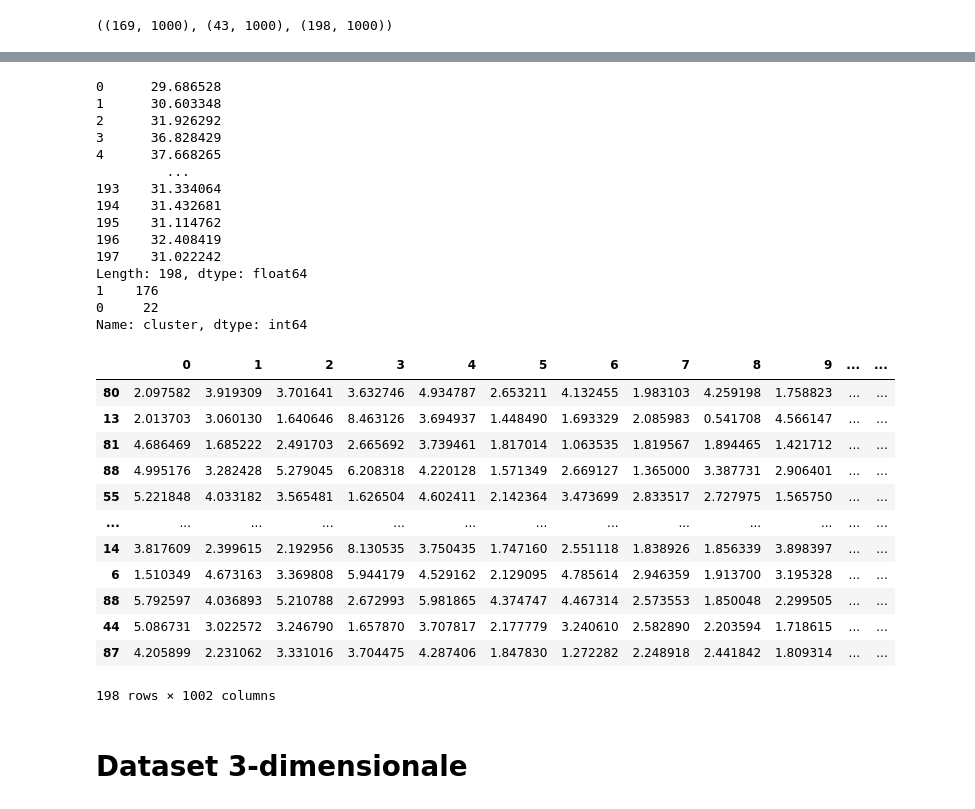
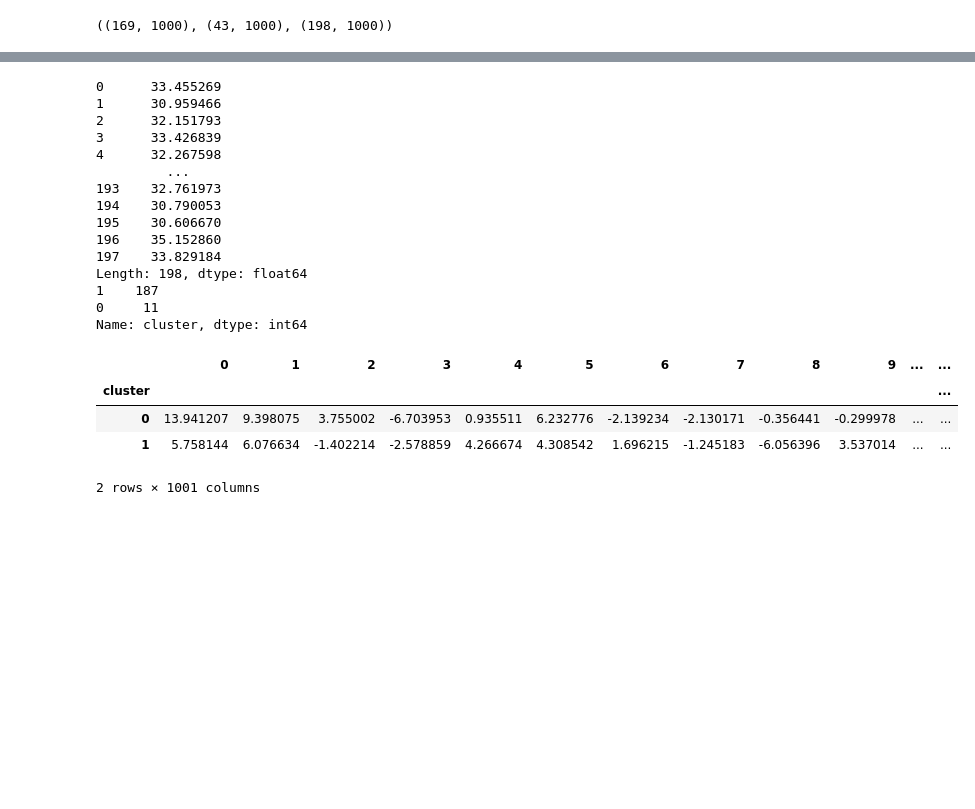
Before and after one commit to BianchiLuca28/project_CSD, a Jupyter notebook: notebook_models/VAE.ipynb, the cells around one changed output, grey strips where cells are left out. Drawn from its saved outputs; the diff is of its cells as text; code cells hidden in the pictures; blank space fills up the shorter version.

```diff
--- a/notebook_models/VAE.ipynb
+++ b/notebook_models/VAE.ipynb
@@ -75,24 +74,18 @@ from pyod.models.vae import VAE
 from sklearn.model_selection import train_test_split
 from sklearn.preprocessing import StandardScaler
 
-X1 = pd.read_csv("data/processed_data/Caso1SingleAxes/norm_TS1.csv")
-X3 = pd.read_csv("data/processed_data/Caso1SingleAxes/norm_TS2.csv")
+X1 = pd.read_csv("data/tsne_data/tsne_orizzontale/time_series_tsne1.csv")
 
-X2 = pd.read_csv("data/processed_data/Caso2SingleAxes/norm_TS1.csv")
-X4 = pd.read_csv("data/processed_data/Caso2SingleAxes/norm_TS2.csv")
+X2 = pd.read_csv("data/tsne_data/tsne_orizzontale/time_series_tsne2.csv")
 
 X_1 = X1.loc[:, X1.columns != 'Acquisition Number']
 X_2 = X2.loc[:, X2.columns != 'Acquisition Number']
-X_3 = X3.loc[:, X3.columns != 'Acquisition Number']
-X_4 = X4.loc[:, X4.columns != 'Acquisition Number']
 
-X_1 = X_1.iloc[: , :1000]
-X_2 = X_2.iloc[: , :1000]
-X_3 = X_3.iloc[: , :1000]
-X_4 = X_4.iloc[: , :1000]
+X_train = X_1.iloc[: , :1000]
+X_test = X_2.iloc[: , :1000]
 
-X_train = pd.concat([X_1, X_3], axis=0)
-X_test = pd.concat([X_2, X_4], axis=0)
+X_train = X_train.fillna(0)
+X_test = X_test.fillna(0)
 
 #X_train = reshapeDataframe(X_train, 50)
 #X_test = reshapeDataframe(X_test, 50)
@@ -107,6 +100,6 @@ X_train.shape, X_validate.shape, X_test.shape
 ((169, 1000), (43, 1000), (198, 1000))
 # %%
 from pyod.models.vae import VAE
-clf = VAE(epochs=50, batch_size=8, dropout_rate=0.1)
+clf = VAE(epochs=50, batch_size=4, dropout_rate=0.1)
 
 clf.fit(X_train)
@@ -173,38 +160,30 @@ plt.show()
 # %%
 df_test = X_test.copy()
 df_test['score'] = y_test_scores
 df_test['cluster'] = np.where(df_test['score']>35, 0, 1)
 aa = df_test['cluster'].value_counts()
 print(y_test_scores)
 print(aa)
 df_test
-#df_test.groupby('cluster').mean()
+df_test.groupby('cluster').mean()
 # %% [output]
-0      29.686528
-1      30.603348
-2      31.926292
-3      36.828429
-4      37.668265
+0      33.455269
+1      30.959466
+2      32.151793
+3      33.426839
+4      32.267598
          ...
-193    31.334064
-194    31.432681
-195    31.114762
-196    32.408419
-197    31.022242
+193    32.761973
+194    30.790053
+195    30.606670
+196    35.152860
+197    33.829184
 Length: 198, dtype: float64
-1    176
-0     22
+1    187
+0     11
 Name: cluster, dtype: int64
 |  | 0 | 1 | 2 | 3 | 4 | 5 | 6 | 7 | 8 | 9 | ... | ... |
-| 80 | 2.097582 | 3.919309 | 3.701641 | 3.632746 | 4.934787 | 2.653211 | 4.132455 | 1.983103 | 4.259198 | 1.758823 | ... | ... |
-| 13 | 2.013703 | 3.060130 | 1.640646 | 8.463126 | 3.694937 | 1.448490 | 1.693329 | 2.085983 | 0.541708 | 4.566147 | ... | ... |
-| 81 | 4.686469 | 1.685222 | 2.491703 | 2.665692 | 3.739461 | 1.817014 | 1.063535 | 1.819567 | 1.894465 | 1.421712 | ... | ... |
-| 88 | 4.995176 | 3.282428 | 5.279045 | 6.208318 | 4.220128 | 1.571349 | 2.669127 | 1.365000 | 3.387731 | 2.906401 | ... | ... |
-| 55 | 5.221848 | 4.033182 | 3.565481 | 1.626504 | 4.602411 | 2.142364 | 3.473699 | 2.833517 | 2.727975 | 1.565750 | ... | ... |
-| ... | ... | ... | ... | ... | ... | ... | ... | ... | ... | ... | ... | ... |
-| 14 | 3.817609 | 2.399615 | 2.192956 | 8.130535 | 3.750435 | 1.747160 | 2.551118 | 1.838926 | 1.856339 | 3.898397 | ... | ... |
-| 6 | 1.510349 | 4.673163 | 3.369808 | 5.944179 | 4.529162 | 2.129095 | 4.785614 | 2.946359 | 1.913700 | 3.195328 | ... | ... |
-| 88 | 5.792597 | 4.036893 | 5.210788 | 2.672993 | 5.981865 | 4.374747 | 4.467314 | 2.573553 | 1.850048 | 2.299505 | ... | ... |
-| 44 | 5.086731 | 3.022572 | 3.246790 | 1.657870 | 3.707817 | 2.177779 | 3.240610 | 2.582890 | 2.203594 | 1.718615 | ... | ... |
-| 87 | 4.205899 | 2.231062 | 3.331016 | 3.704475 | 4.287406 | 1.847830 | 1.272282 | 2.248918 | 2.441842 | 1.809314 | ... | ... |
+| cluster |  |  |  |  |  |  |  |  |  |  |  | ... |
+| 0 | 13.941207 | 9.398075 | 3.755002 | -6.703953 | 0.935511 | 6.232776 | -2.139234 | -2.130171 | -0.356441 | -0.299978 | ... | ... |
+| 1 | 5.758144 | 6.076634 | -1.402214 | -2.578859 | 4.266674 | 4.308542 | 1.696215 | -1.245183 | -6.056396 | 3.537014 | ... | ... |
-198 rows × 1002 columns
+2 rows × 1001 columns
@@ -233,2 +189,0 @@ plt.plot(np.arange(1,25),X_train)
-# %% [markdown]
-<h1>Dataset 3-dimensionale</h1>
```
Also changed, not shown: parts of 19 cells of this notebook.
